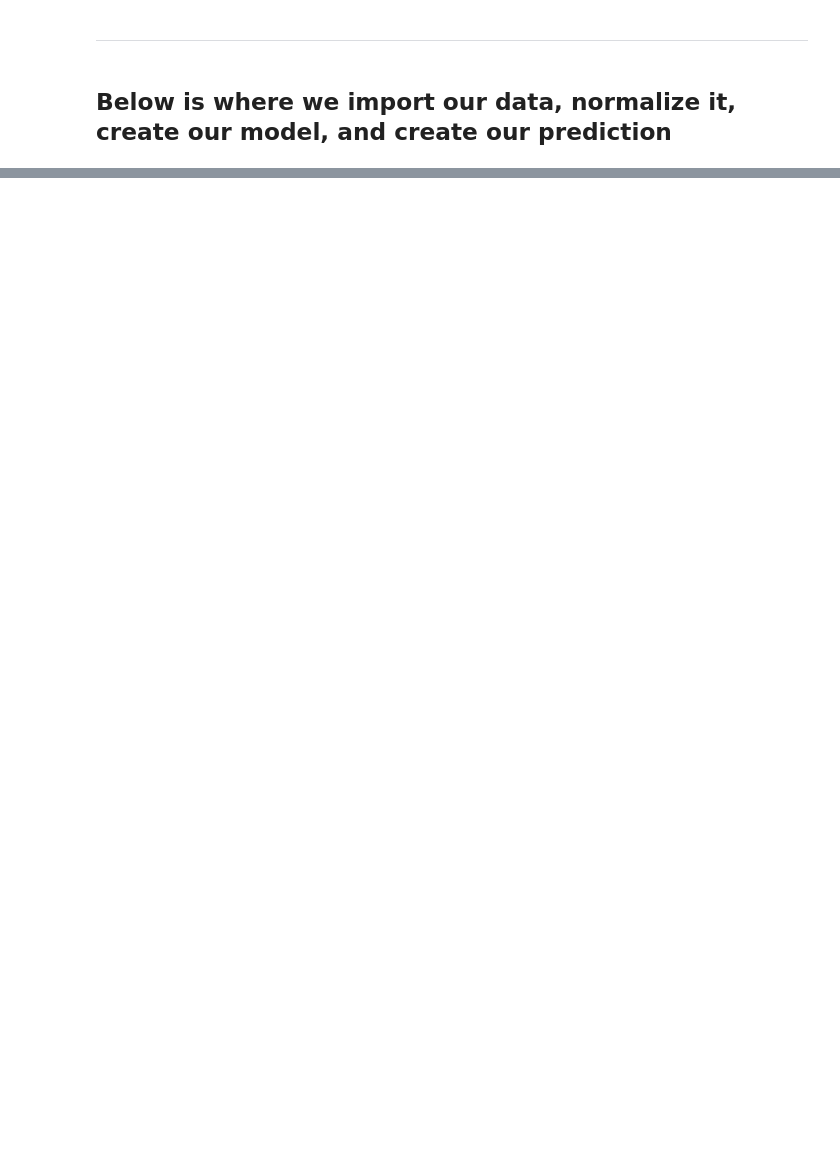
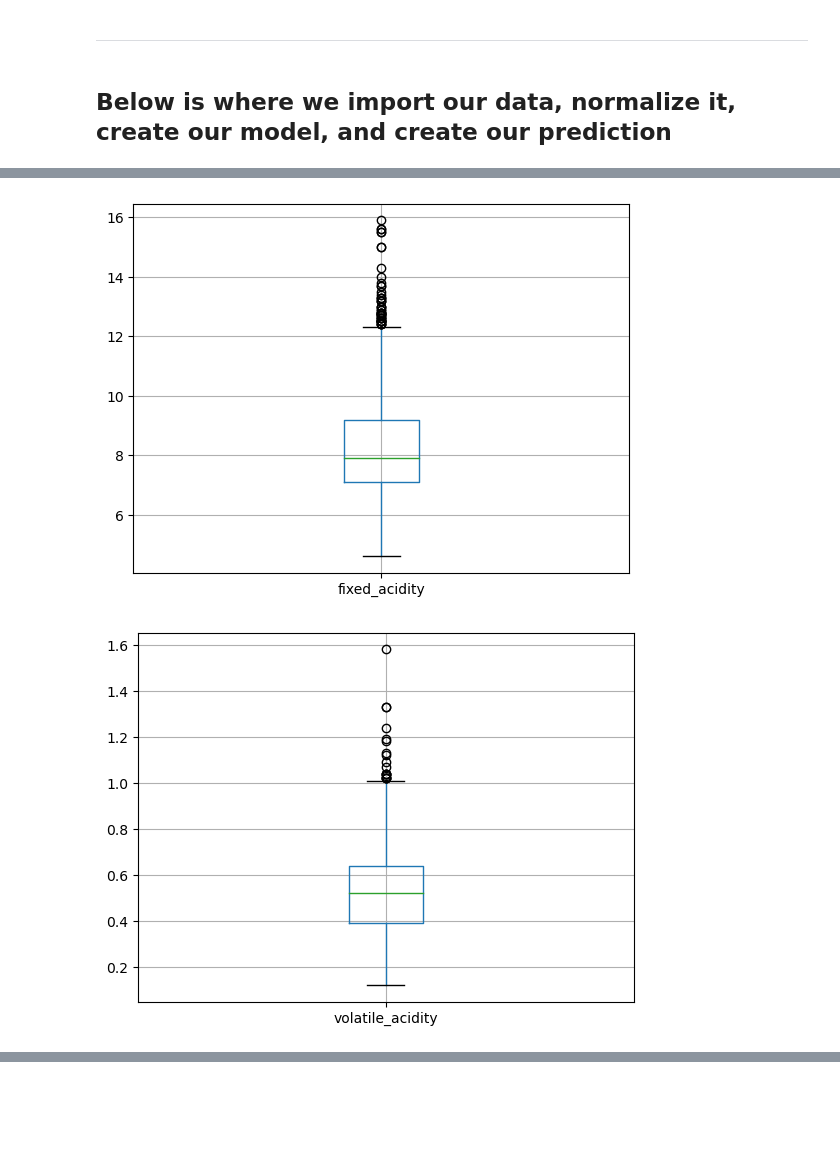
Before and after one commit to robsaye/C964_Capstone_Wine_Classification, a Jupyter notebook: C964_Capstone_Wine_Predictor.ipynb, the cells around one changed output, grey strips where cells are left out. Drawn from its saved outputs; the diff is of its cells as text; code cells hidden in the pictures; blank space fills up the shorter version.

```diff
--- a/C964_Capstone_Wine_Predictor.ipynb
+++ b/C964_Capstone_Wine_Predictor.ipynb
@@ -57,0 +122,6 @@ white_wine
+# %%
+# Create X for the Red Wines
+X = red_wine.drop("quality", axis=1)
+
+# Create y (labels)
+y = red_wine["quality"]
@@ -57,0 +203,7 @@ white_wine
+# %%
+for col in X.items():
+    plt.figure()   # plots figure for each iteration
+    X.boxplot(column=col[0])
+# %% [output]
+[figure, added]
+[figure, added]
```
Also changed, not shown: parts of 77 cells of this notebook, 1 other file.
